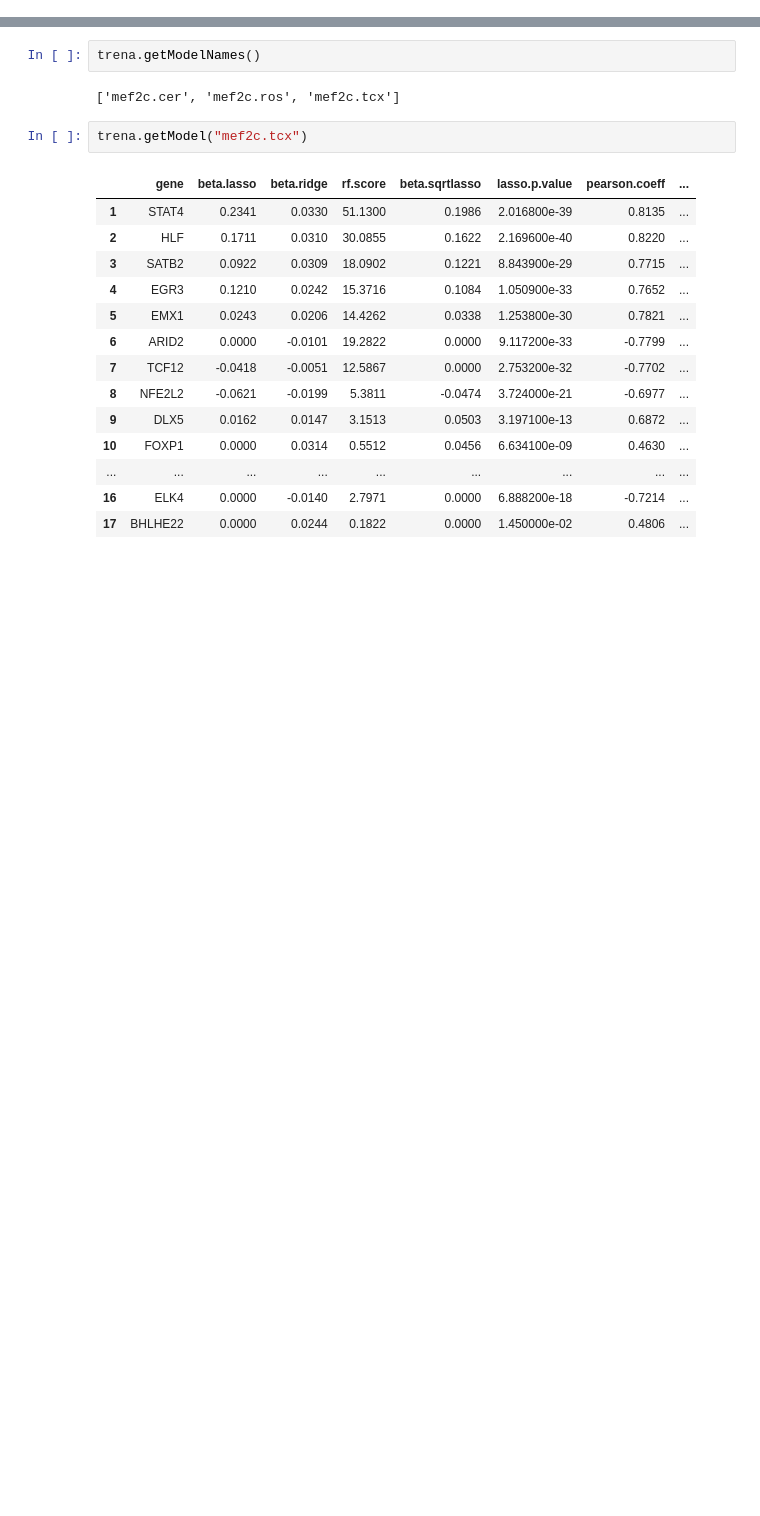
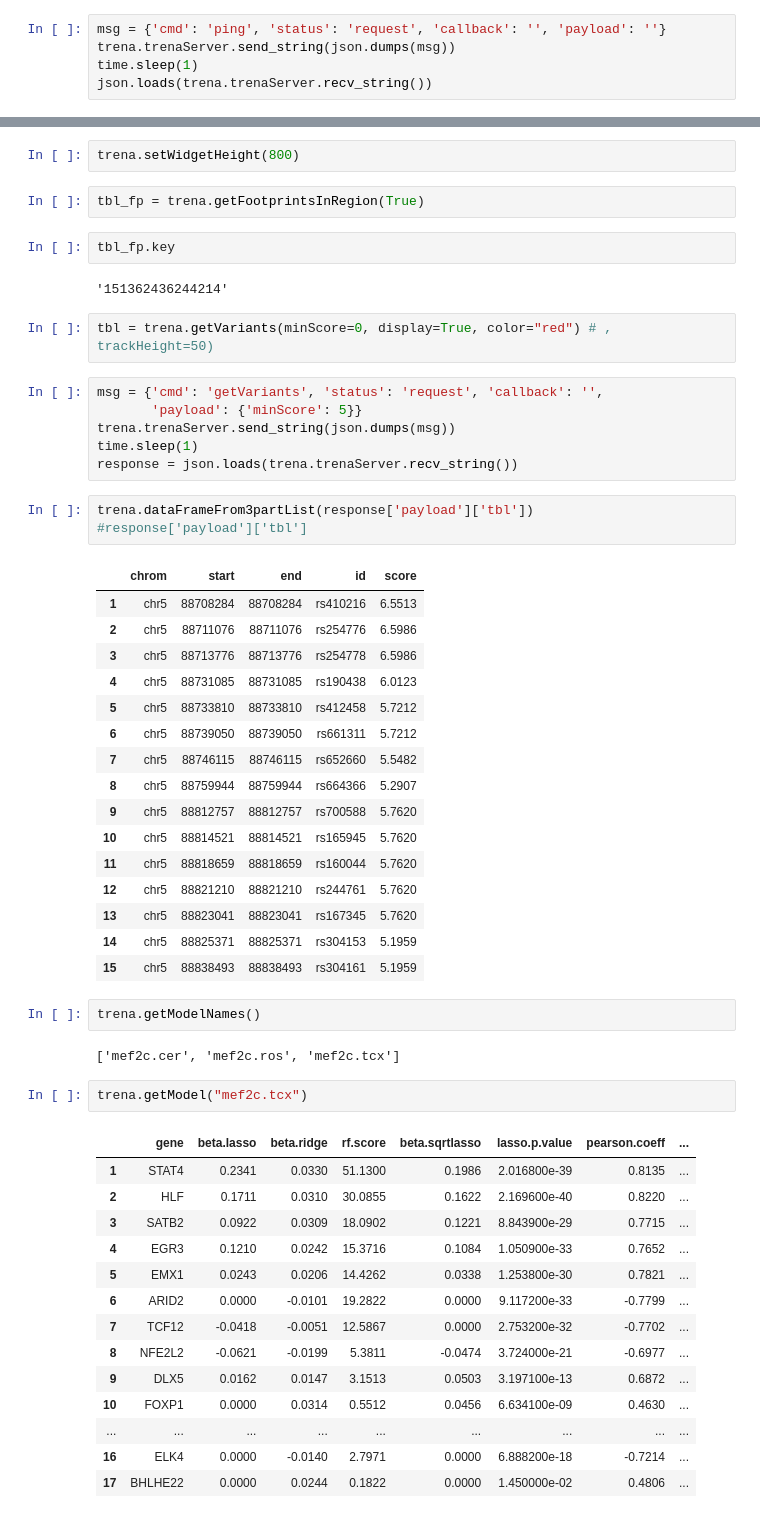
Before and after one commit to paul-shannon/dockerizedMicroservices, a Jupyter notebook: trena.mef2c/hostDir/demo.ipynb, the cells around one changed output, grey strips where cells are left out. Drawn from its saved outputs; the diff is of its cells as text; blank space fills up the shorter version.

Commit message:
part of eqtl development

```diff
--- a/trena.mef2c/hostDir/demo.ipynb
+++ b/trena.mef2c/hostDir/demo.ipynb
@@ -5,3 +5,8 @@ from hub.Trena import *
 trena = Trena('hg38')
 # %% [output]
 [interactive output not drawn]
+# %%
+msg = {'cmd': 'ping', 'status': 'request', 'callback': '', 'payload': ''}
+trena.trenaServer.send_string(json.dumps(msg))
+time.sleep(1)
+json.loads(trena.trenaServer.recv_string())
@@ -8,3 +22,39 @@ trena = Trena('hg38')
+# %%
+trena.setWidgetHeight(800)
+# %%
+tbl_fp = trena.getFootprintsInRegion(True)
+# %%
+tbl_fp.key
+# %% [output]
+'151362436244214'
+# %%
+tbl = trena.getVariants(minScore=0, display=True, color="red") # , trackHeight=50)
+# %%
+msg = {'cmd': 'getVariants', 'status': 'request', 'callback': '',
+       'payload': {'minScore': 5}}
+trena.trenaServer.send_string(json.dumps(msg))
+time.sleep(1)
+response = json.loads(trena.trenaServer.recv_string())
+# %%
+trena.dataFrameFrom3partList(response['payload']['tbl'])
+#response['payload']['tbl']
+# %% [output]
+|  | chrom | start | end | id | score |
+| 1 | chr5 | 88708284 | 88708284 | rs410216 | 6.5513 |
+| 2 | chr5 | 88711076 | 88711076 | rs254776 | 6.5986 |
+| 3 | chr5 | 88713776 | 88713776 | rs254778 | 6.5986 |
+| 4 | chr5 | 88731085 | 88731085 | rs190438 | 6.0123 |
+| 5 | chr5 | 88733810 | 88733810 | rs412458 | 5.7212 |
+| 6 | chr5 | 88739050 | 88739050 | rs661311 | 5.7212 |
+| 7 | chr5 | 88746115 | 88746115 | rs652660 | 5.5482 |
+| 8 | chr5 | 88759944 | 88759944 | rs664366 | 5.2907 |
+| 9 | chr5 | 88812757 | 88812757 | rs700588 | 5.7620 |
+| 10 | chr5 | 88814521 | 88814521 | rs165945 | 5.7620 |
+| 11 | chr5 | 88818659 | 88818659 | rs160044 | 5.7620 |
+| 12 | chr5 | 88821210 | 88821210 | rs244761 | 5.7620 |
+| 13 | chr5 | 88823041 | 88823041 | rs167345 | 5.7620 |
+| 14 | chr5 | 88825371 | 88825371 | rs304153 | 5.1959 |
+| 15 | chr5 | 88838493 | 88838493 | rs304161 | 5.1959 |
 # %%
 trena.getModelNames()
 # %% [output]
```
Also changed, not shown: parts of 2 cells of this notebook, 7 other files.
